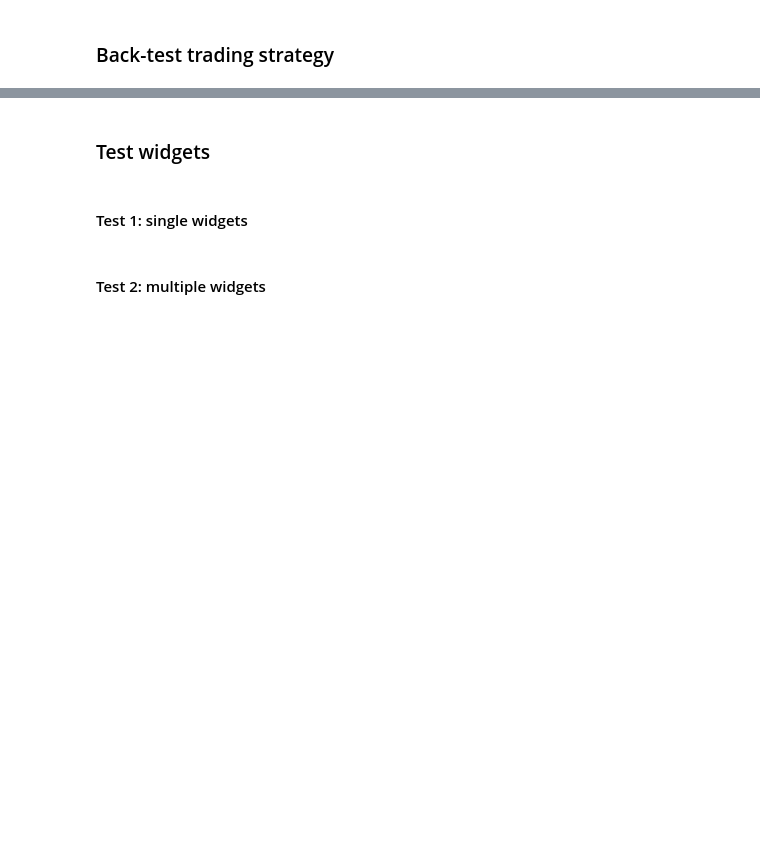
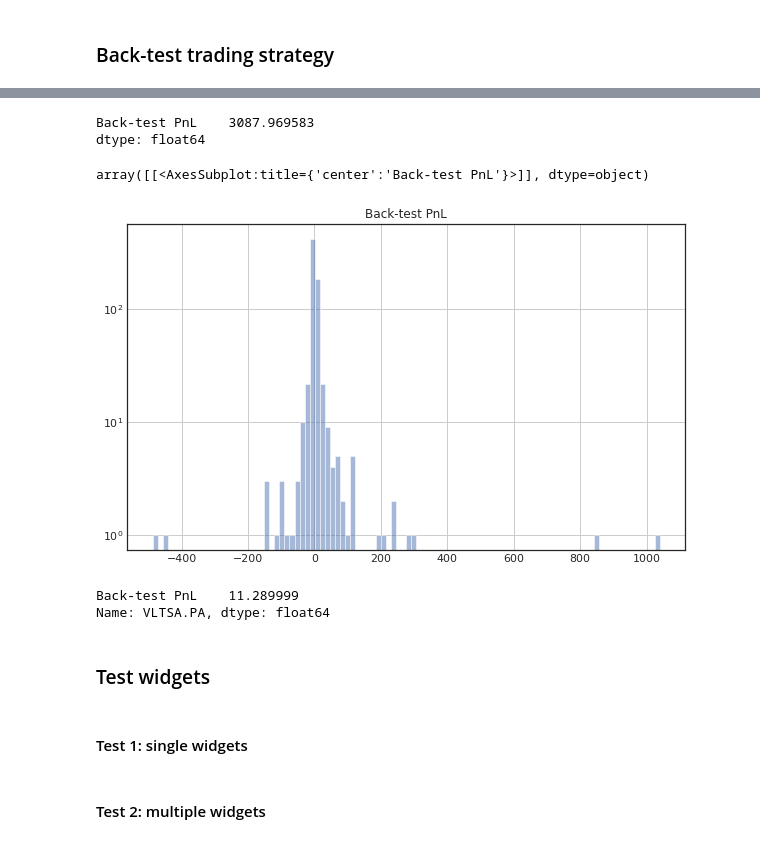
Before and after one commit to cdignam8304/euronext-stocks, a Jupyter notebook: notebooks/analysis.ipynb, the cells around one changed output, grey strips where cells are left out. Saved outputs shown, nothing was run; the diff lists cells and outputs as text; code cells hidden in the pictures; blank space fills up the shorter version.

Commit message:
Add backtesting process

```diff
--- a/notebooks/analysis.ipynb
+++ b/notebooks/analysis.ipynb
@@ -558,0 +565,6 @@ sell_trades
+# %%
+# Generate backtest results
+start_date = "2019-01-01"
+end_date = "2021-12-31"
+
+df_Backtest_Results, df_executions = run_backtest(start_date, end_date)
@@ -559,3 +601,18 @@ sell_trades
+# %%
+df_Backtest_Results.sum()
+# %% [output]
+Back-test PnL    3087.969583
+dtype: float64
+# %%
+df_Backtest_Results.hist(bins=100, log=True, figsize=(10, 6), alpha=.5)
+# %% [output]
+array([[<AxesSubplot:title={'center':'Back-test PnL'}>]], dtype=object)
+[figure, added]
+# %%
+df_Backtest_Results.loc["VLTSA.PA"]
+# %% [output]
+Back-test PnL    11.289999
+Name: VLTSA.PA, dtype: float64
 # %% [markdown]
 ### Test widgets
 # %% [markdown]
```
Also changed, not shown: parts of 18 cells of this notebook, 1 other file.
